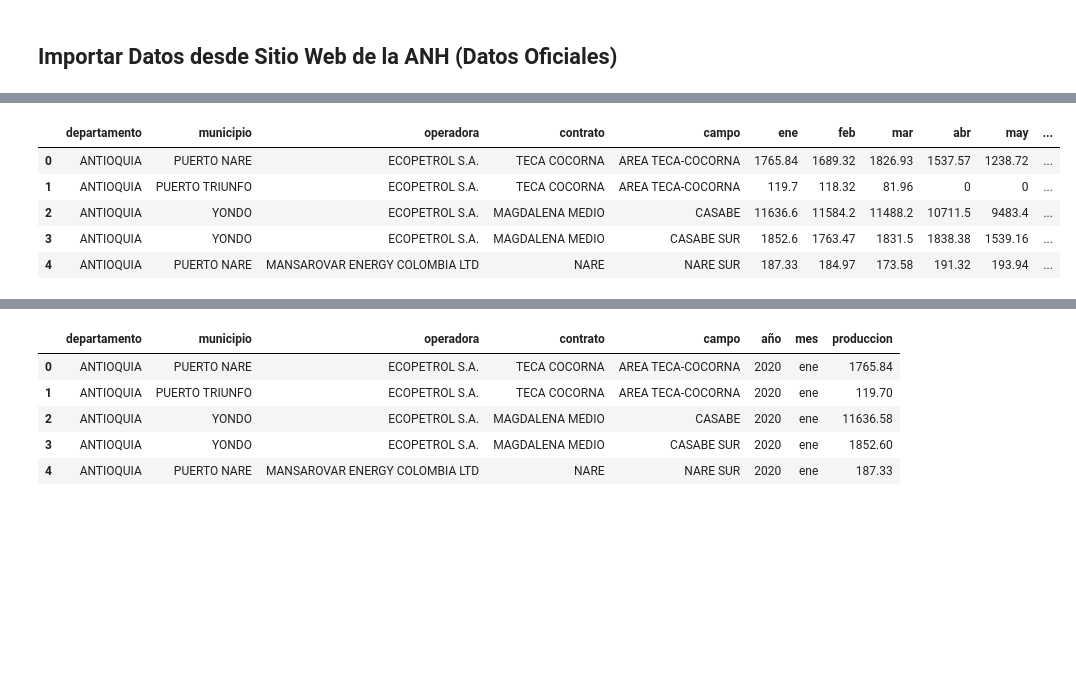
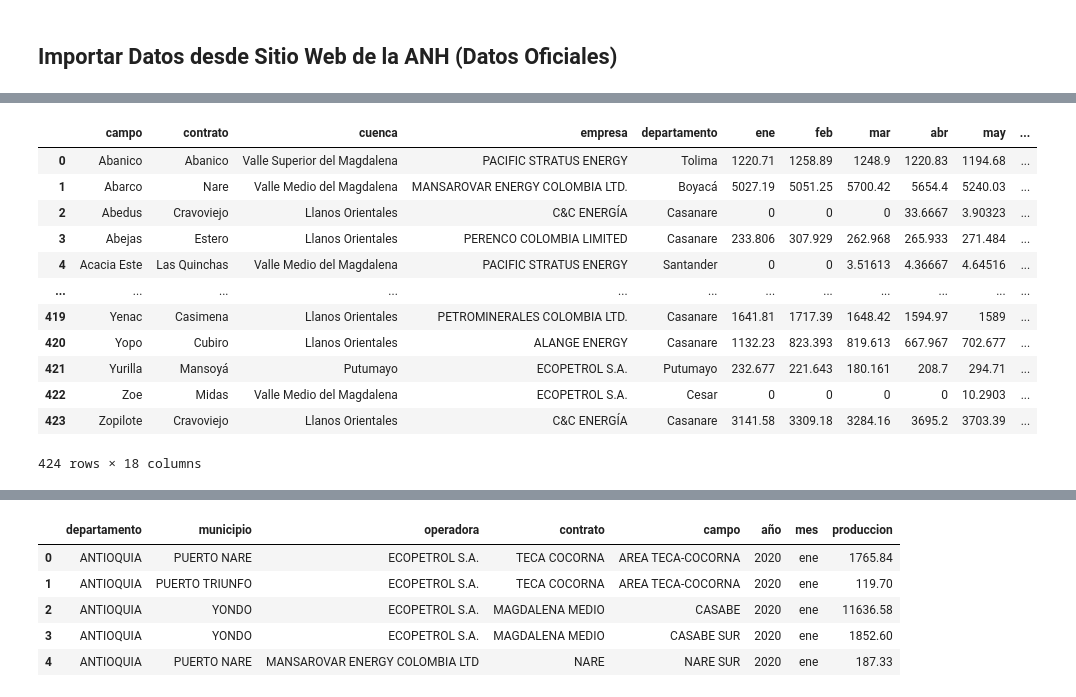
Before and after one commit to yoi23/HackathonOG2020, a Jupyter notebook: importar_datos_web.ipynb, the cells around one changed output, grey strips where cells are left out. Cells and saved outputs as stored; diff of their text form; code cells hidden in the pictures; blank space fills up the shorter version.

Commit message:
Add files via upload
Entregable 1: Archivo de lectura de Datos Oficiales y Datos Blind

```diff
--- a/importar_datos_web.ipynb
+++ b/importar_datos_web.ipynb
@@ -20,16 +20,24 @@ class Importar_Datos_Oficiales:
 
     def __init__(self):
 
-        BASE_URL = 'http://www.anh.gov.co/Operaciones-Regal%c3%adas-y-Participaciones/Sistema-Integrado-de-Operaciones' #direccion url de la ANH
-        # Url's de los archivos de produccion de crudo
-        file2013_url = '/Documents/Producci%C3%B3n%20fiscalizada%20de%20crudo%20a%C3%B1o%202013.xlsx'
-        file2014_url = '/Documents/Producci%C3%B3n%20fiscalizada%20de%20crudo_2014_31122014.xlsx'
-        file2015_url = '/Documents/Producci%C3%B3n%20Fiscalizada%20Crudo%202015.xlsx'
-        file2016_url = '/Documents/Producci%C3%B3n%20fiscalizada%20crudo%202016_18042018.xls'
-        file2017_url = '/Documents/Produccion-fiscalizada-crudo-2017.xlsx'
-        file2018_url = '/Documents/Producci%c3%b3n%20Fiscalizada%20Crudo%202018.xlsx'
-        file2019_url = '/Documents/Producci%c3%b3n%20Fiscalizada%20Crudo%202019-DIC.xlsx'
-        file2020_url = '/Documentos%20compartidos/Producci%c3%b3n%20Fiscalizada%20Crudo%202020%20Agosto.xlsx'
+        #****************************************************
+        # Problema al Descargar datos desde Pagina web de la ANH:
+        # Url: http://www.anh.gov.co/Operaciones-Regal%c3%adas-y-Participaciones/Sistema-Integrado-de-Operaciones/Documents
+        # Mensaje de Error: "RemoteDisconnected: Remote end closed connection without response"
+        # Modificacion: Se importa los archivos directamente del repositorio SPEcolombiahackathon
+        #*****************************************************
+
+
+        BASE_URL = 'https://github.com/specolombiahackathon/202010/blob/main/' #url del repositorio (incluir raw)
+        # Url's de los archivos de produccion de crudo:
+        file2013_url = 'Producci%C3%B3n%20fiscalizada%20de%20crudo%20a%C3%B1o%202013.xlsx?raw=true'
+        file2014_url = 'Producci%C3%B3n%20fiscalizada%20de%20crudo_2014_31122014.xlsx?raw=true'
+        file2015_url = 'Producci%C3%B3n%20Fiscalizada%20Crudo%202015.xlsx?raw=true'
+        file2016_url = 'Producci%C3%B3n%20fiscalizada%20crudo%202016_18042018.xls?raw=true'
+        file2017_url = 'Produccion-fiscalizada-crudo-2017.xlsx?raw=true'
+        file2018_url = 'Producci%c3%b3n%20Fiscalizada%20Crudo%202018.xlsx?raw=true'
+        file2019_url = 'Producci%c3%b3n%20Fiscalizada%20Crudo%202019-DIC.xlsx?raw=true'
+        file2020_url = 'Producci%c3%b3n%20Fiscalizada%20Crudo%202020%20Agosto.xlsx?raw=true'
 
         self.URLS = {'Produccion_Fiscalizada_Crudo_2018': f'{BASE_URL}'+file2018_url,
                 'Produccion_Fiscalizada_Crudo_2019': f'{BASE_URL}'+file2019_url,
@@ -81,9 +83,10 @@ df_2013.iloc[1:20]
 # Funcion para limpieza del archivo excel y poner en formato
 def format_excel(df_excel_raw, year = 2020):
     df_excel_raw.dropna(inplace = True) #eliminar filas NO validas
-    df_excel_raw.rename(columns=df_excel_raw.iloc[0],inplace = True) #reemplazar el nombre de las columnas
-    df_excel_raw.drop(df_excel_raw.index[0], inplace = True)
-    df_excel_raw.reset_index(drop = True, inplace = True) # reiniciar el indexado de las filas
+    if np.any(np.char.find(df_excel_raw.columns.values.astype(str),'Unnamed:') == 0 ): # Verificar si encabezado tiene algun elemento 'Unnamed' (Nota: cambio en codigo por ENCABEZADO)
+        df_excel_raw.rename(columns=df_excel_raw.iloc[0],inplace = True) #reemplazar el nombre de las columnas si no tienen nombre ('Unnamed')
+        df_excel_raw.drop(df_excel_raw.index[0], inplace = True)
+        df_excel_raw.reset_index(drop = True, inplace = True) # reiniciar el indexado de las filas
     df_excel_raw.columns = df_excel_raw.columns.str.strip().str.lower() # convertir nombre de columnas a minusculas y sin espacios
 
     meses = ['ene','feb','mar','abr','may','jun','jul','ago','sep','oct','nov','dic']
@@ -104,18 +107,23 @@ def format_excel(df_excel_raw, year = 2020):
 # %%
 format_excel(df_2020,2020)
 format_excel(df_2019,2019)
 format_excel(df_2018,2018)
 format_excel(df_2017,2017)
 format_excel(df_2016,2016)
 format_excel(df_2015,2015)
 format_excel(df_2014,2014)
 format_excel(df_2013,2013)
-
-df_2020.head(5) #mostrar produccion de crudo - 2020
 # %% [output]
-|  | departamento | municipio | operadora | contrato | campo | ene | feb | mar | abr | may | ... |
-| 0 | ANTIOQUIA | PUERTO NARE | ECOPETROL S.A. | TECA COCORNA | AREA TECA-COCORNA | 1765.84 | 1689.32 | 1826.93 | 1537.57 | 1238.72 | ... |
-| 1 | ANTIOQUIA | PUERTO TRIUNFO | ECOPETROL S.A. | TECA COCORNA | AREA TECA-COCORNA | 119.7 | 118.32 | 81.96 | 0 | 0 | ... |
-| 2 | ANTIOQUIA | YONDO | ECOPETROL S.A. | MAGDALENA MEDIO | CASABE | 11636.6 | 11584.2 | 11488.2 | 10711.5 | 9483.4 | ... |
-| 3 | ANTIOQUIA | YONDO | ECOPETROL S.A. | MAGDALENA MEDIO | CASABE SUR | 1852.6 | 1763.47 | 1831.5 | 1838.38 | 1539.16 | ... |
-| 4 | ANTIOQUIA | PUERTO NARE | MANSAROVAR ENERGY COLOMBIA LTD | NARE | NARE SUR | 187.33 | 184.97 | 173.58 | 191.32 | 193.94 | ... |
+|  | campo | contrato | cuenca | empresa | departamento | ene | feb | mar | abr | may | ... |
+| 0 | Abanico | Abanico | Valle Superior del Magdalena | PACIFIC STRATUS ENERGY | Tolima | 1220.71 | 1258.89 | 1248.9 | 1220.83 | 1194.68 | ... |
+| 1 | Abarco | Nare | Valle Medio del Magdalena | MANSAROVAR ENERGY COLOMBIA LTD. | Boyacá | 5027.19 | 5051.25 | 5700.42 | 5654.4 | 5240.03 | ... |
+| 2 | Abedus | Cravoviejo | Llanos Orientales | C&C ENERGÍA | Casanare | 0 | 0 | 0 | 33.6667 | 3.90323 | ... |
+| 3 | Abejas | Estero | Llanos Orientales | PERENCO COLOMBIA LIMITED | Casanare | 233.806 | 307.929 | 262.968 | 265.933 | 271.484 | ... |
+| 4 | Acacia Este | Las Quinchas | Valle Medio del Magdalena | PACIFIC STRATUS ENERGY | Santander | 0 | 0 | 3.51613 | 4.36667 | 4.64516 | ... |
+| ... | ... | ... | ... | ... | ... | ... | ... | ... | ... | ... | ... |
+| 419 | Yenac | Casimena | Llanos Orientales | PETROMINERALES COLOMBIA LTD. | Casanare | 1641.81 | 1717.39 | 1648.42 | 1594.97 | 1589 | ... |
+| 420 | Yopo | Cubiro | Llanos Orientales | ALANGE ENERGY | Casanare | 1132.23 | 823.393 | 819.613 | 667.967 | 702.677 | ... |
+| 421 | Yurilla | Mansoyá | Putumayo | ECOPETROL S.A. | Putumayo | 232.677 | 221.643 | 180.161 | 208.7 | 294.71 | ... |
+| 422 | Zoe | Midas | Valle Medio del Magdalena | ECOPETROL S.A. | Cesar | 0 | 0 | 0 | 0 | 10.2903 | ... |
+| 423 | Zopilote | Cravoviejo | Llanos Orientales | C&C ENERGÍA | Casanare | 3141.58 | 3309.18 | 3284.16 | 3695.2 | 3703.39 | ... |
+424 rows × 18 columns
```
Also changed, not shown: parts of 13 cells of this notebook.
